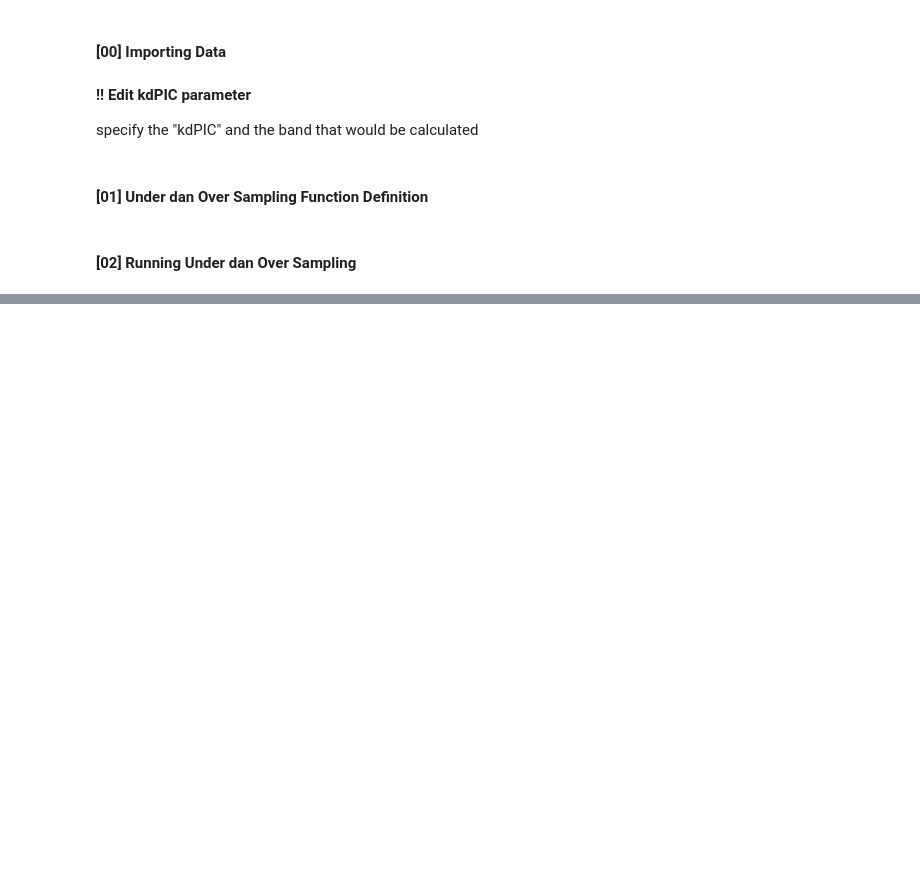
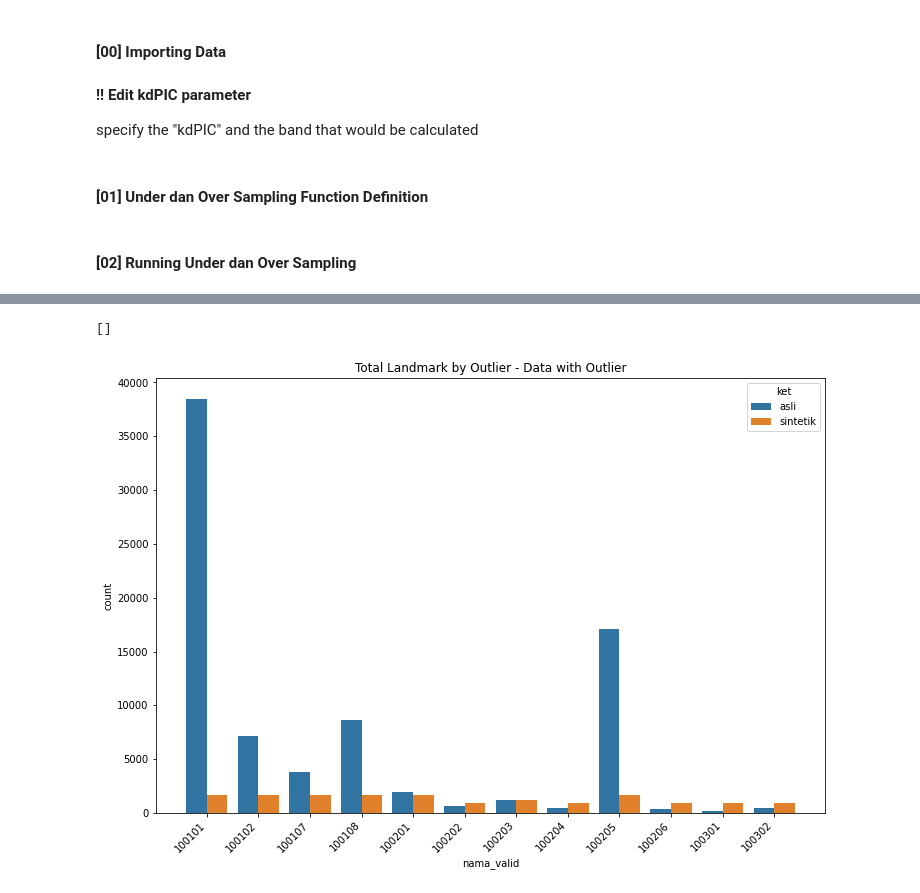
Before and after one commit to achmfirmansyah/MLST2023, a Jupyter notebook: 03_Data Preparation #3 [Over_and_Under_Sampling].ipynb, the cells around one changed output, grey strips where cells are left out. Cells and saved outputs as stored; diff of their text form; code cells hidden in the pictures; blank space fills up the shorter version.

```diff
--- a/03_Data Preparation #3 [Over_and_Under_Sampling].ipynb
+++ b/03_Data Preparation #3 [Over_and_Under_Sampling].ipynb
@@ -44,7 +44,6 @@ def create_dataset(name_file):
     global df_sample
     global X_res_tl_s
 
-
     gs_folder = "gs://bps-gcp-bucket/MLST2023/preprocessing/"
     df_sample = pd.read_csv(gs_folder+name_file)
 
@@ -60,12 +59,11 @@ def create_dataset(name_file):
 
     up_=n[n>int(1.3*nmean)]
     under_=n[n<int(0.7*nmean)]
-    another_=n[(n<int(1.3*nmean))&(n>int(0.7*nmean))]
+    another_=n[(n<=int(1.3*nmean))&(n>=int(0.7*nmean))]
 
     strategy_upper = dict(zip(under_.index, [int(0.7*nmean)]*len(under_)))
-    strategy_under = dict(zip(up_.index, [int(1.3*nmean)]*len(under_)))
+    strategy_under = dict(zip(up_.index, [int(1.3*nmean)]*len(up_)))
     strategy_ = dict(zip(another_.index, another_))
-
 
     tl_ = TomekLinks('majority')
     enn_ = EditedNearestNeighbours('majority')
@@ -97,9 +95,13 @@ def create_dataset(name_file):
 # %% [markdown]
 #### [02] Running Under dan Over Sampling
 # %%
-name_file = ["sample_"+kdPIC+".csv"]
-#             "sample_"+kdPIC+"_no_outlier.csv"]
+name_file = ["sample_"+kdPIC+".csv",
+             "sample_"+kdPIC+"_no_outlier.csv"]
 for i in name_file:
     create_dataset(i)
-    df_all = df_sample
-    df_all = df_all.append(X_res_tl_s)
+    if(i == name_file[0]):
+        df_all = df_sample
+        df_all = df_all.append(X_res_tl_s)
+    else:
+        df_all_no_outlier = df_sample
+        df_all_no_outlier = df_all_no_outlier.append(X_res_tl_s)
@@ -151,0 +130,10 @@ ValueError: min() arg is an empty sequence
+# %%
+plt.figure(figsize=(12, 8))
+sns.countplot(x='nama_valid',hue='ket',data=df_all)
+plt.title("Total Landmark by Outlier - Data with Outlier")
+plt.xticks(rotation=45, ha='right')
+plt.savefig('ml_output/03_over_and_under_sampling/count_plot_oversampling_w_outlier.png')
+plt.plot()
+# %% [output]
+[]
+[figure, added]
```
Also changed, not shown: parts of 11 cells of this notebook, 6 other files.
